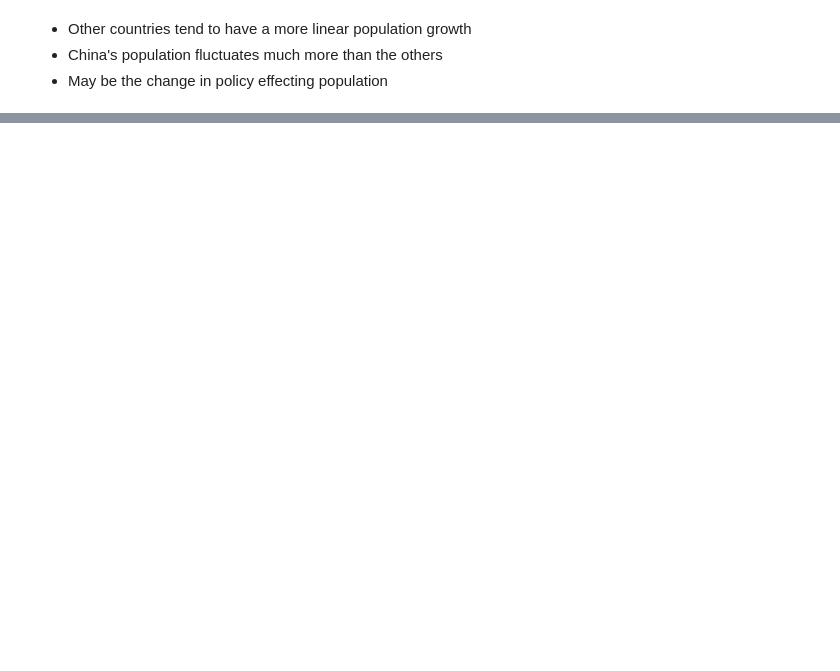
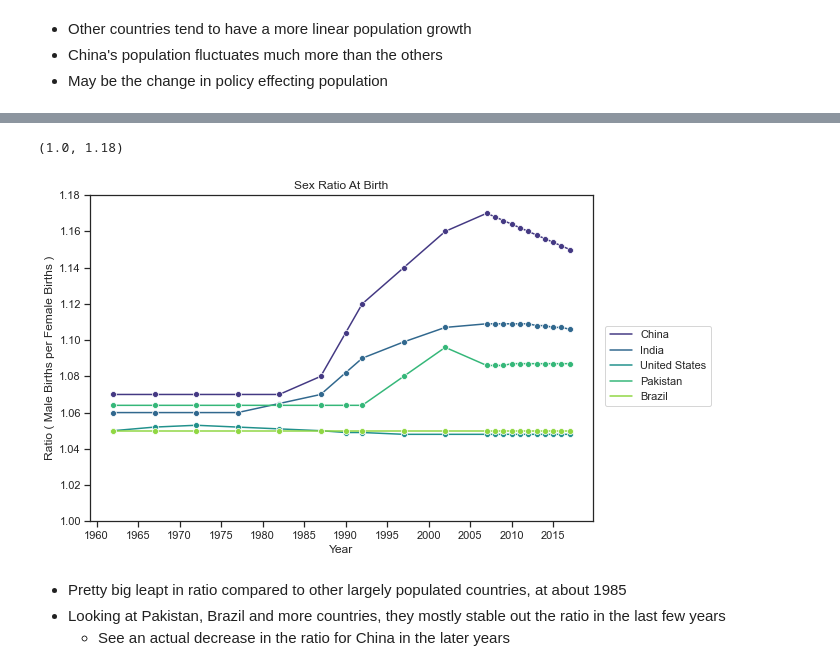
Before and after one commit to annapoliswu/CISC367_Final, a Jupyter notebook: messy-china-population-analysis.ipynb, the cells around one changed output, grey strips where cells are left out. Drawn from its saved outputs; the diff is of its cells as text; code cells hidden in the pictures; blank space fills up the shorter version.

```diff
--- a/messy-china-population-analysis.ipynb
+++ b/messy-china-population-analysis.ipynb
@@ -278,0 +326,8 @@ Intercept: -12732522879.699253
+# %%
+# Data is how many males births per every 100 female births
+sexRatio = pd.read_csv('data/sex-ratio-at-birth.csv',sep=',',skiprows=0)
+sexRatio = sexRatio.rename(columns={'Sex ratio at birth (male births per female births)':'Sex Ratio', 'Entity' : 'Country Name', 'Code':'Country Code'})
+
+# divide by 100 to get 1:1 ratio
+sexRatio['Sex Ratio'] = sexRatio['Sex Ratio'].div(100)
+sexRatio
@@ -278,0 +348,27 @@ Intercept: -12732522879.699253
+# %%
+countries2 = ["China", "India", "United States" , "Pakistan", "Brazil"]
+
+fig, ax = plt.subplots()
+chinaRatioPlot = sns.lineplot(
+                        x = 'Year',
+                        y = 'Sex Ratio',
+                        data = sexRatio[sexRatio['Country Name'].isin(countries2)],
+                        hue = 'Country Name',
+                        hue_order = countries2,
+                        marker = 'o',
+                        markers = True,
+                        dashes = False,
+                        markersize = 6,
+                        palette = "viridis"
+)
+ax.xaxis.set_major_locator(plt.MultipleLocator(5))
+chinaRatioPlot.set(xlabel='Year', ylabel="Ratio ( Male Births per Female Births )", title="Sex Ratio At Birth")
+plt.legend(bbox_to_anchor=(1.025, .6), loc=2, borderaxespad=0)
+plt.ylim(1,1.18)
+# %% [output]
+(1.0, 1.18)
+[figure, added]
+# %% [markdown]
+* Pretty big leapt in ratio compared to other largely populated countries, at about 1985
+* Looking at Pakistan, Brazil and more countries, they mostly stable out the ratio in the last few years
+    * See an actual decrease in the ratio for China in the later years
```
Also changed, not shown: parts of 22 cells of this notebook, 2 other files.
